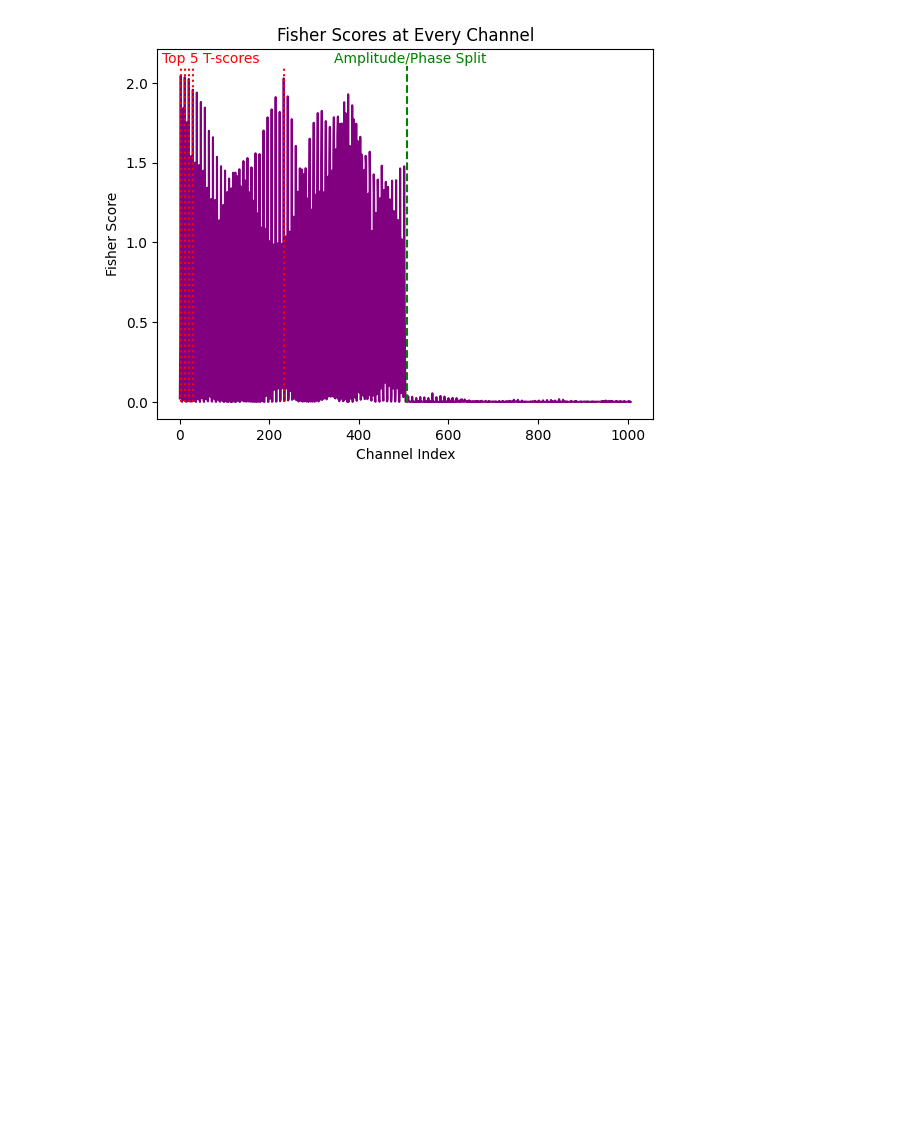
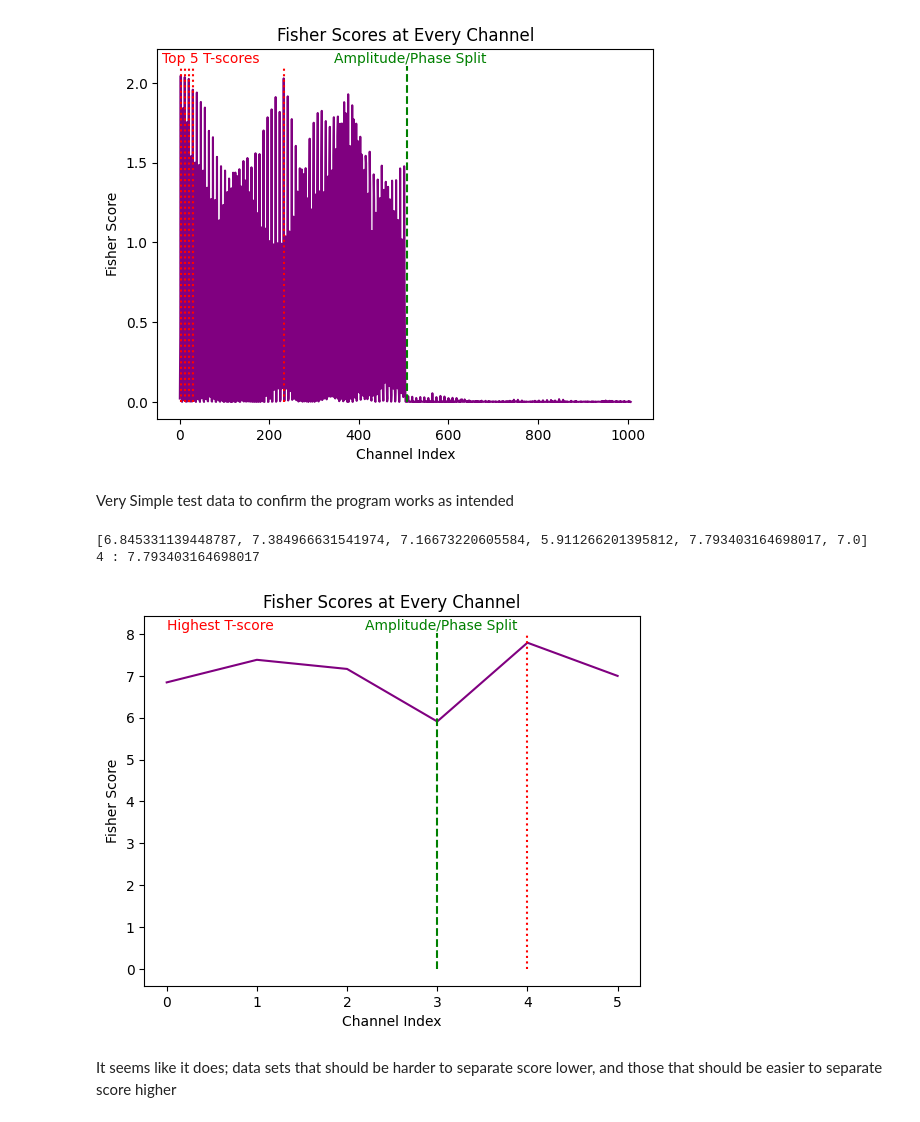
Before and after one commit to DoubleTrio/WIFI_CSI_based_HAR, a Jupyter notebook: data_retrieval/test_bench.ipynb, the cells around one changed output. Cells and saved outputs as stored; diff of their text form; code cells hidden in the pictures; blank space fills up the shorter version.

Commit message:
added example data to confirm that the f score calculation works as intended

```diff
--- a/data_retrieval/test_bench.ipynb
+++ b/data_retrieval/test_bench.ipynb
@@ -41,3 +41,35 @@ plt.title("Fisher Scores at Every Channel")
 plt.show()
 # %% [output]
 [figure]
+# %% [markdown]
+Very Simple test data to confirm the program works as intended
+# %%
+file = "test_set.csv"
+scorer = F_Score(file, 8)
+f_scores = scorer.get_f_score()
+print(f_scores)
+top_1 = np.argsort(f_scores, axis=0)[-1:]
+for idx in top_1:
+    print(idx, ":" ,f_scores[idx])
+max_t = f_scores[top_5[4]]
+p104 = max_t + (max_t*0.04) #rel|ative placement calculations for replaceable data sets
+p103 = max_t + (max_t*0.03)
+# %% [output]
+[6.845331139448787, 7.384966631541974, 7.16673220605584, 5.911266201395812, 7.793403164698017, 7.0]
+4 : 7.793403164698017
+# %%
+x = np.arange(6)
+plt.plot(x, f_scores, color="purple")
+plt.vlines(3, 0, p103, linestyle="--", color="green")
+plt.text(2.2, p104, "Amplitude/Phase Split", color="green")
+for idx in top_1:
+    plt.vlines(idx, 0, p103, linestyles="dotted", color="red")
+plt.text(0, p104, "Highest T-score", color="red")
+plt.ylabel("Fisher Score")
+plt.xlabel("Channel Index")
+plt.title("Fisher Scores at Every Channel")
+plt.show()
+# %% [output]
+[figure, added]
+# %% [markdown]
+It seems like it does; data sets that should be harder to separate score lower, and those that should be easier to separate score higher
```
Also changed, not shown: 3 other files.
